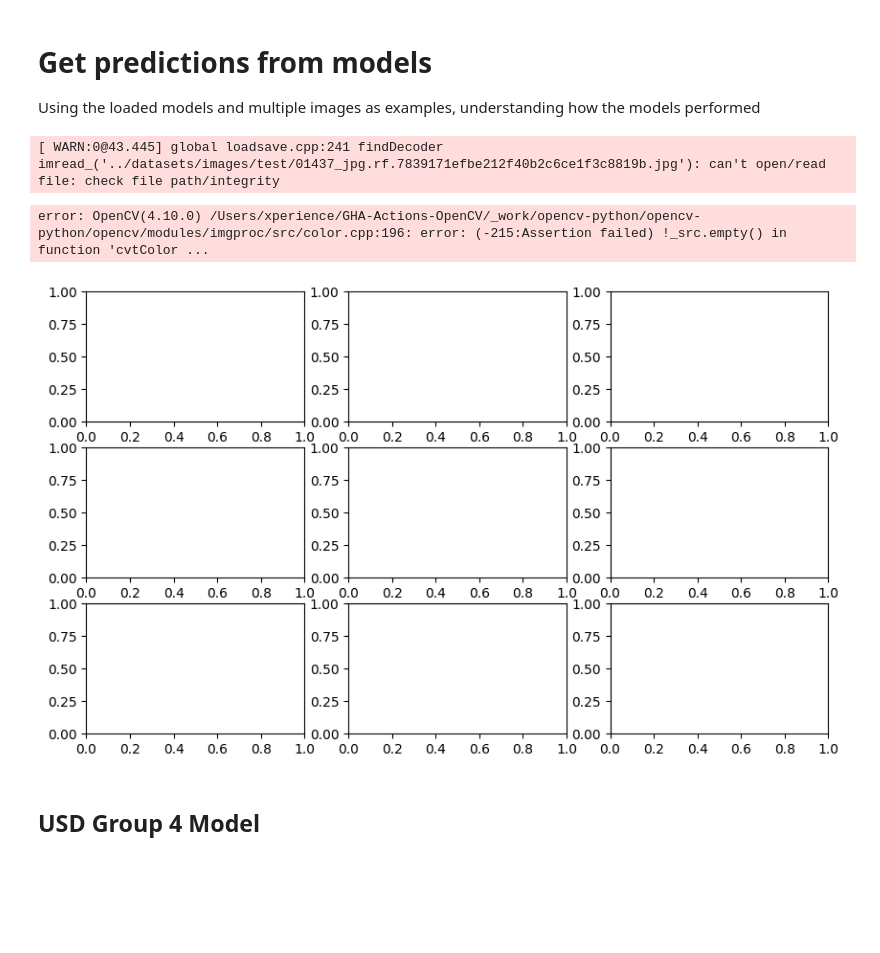
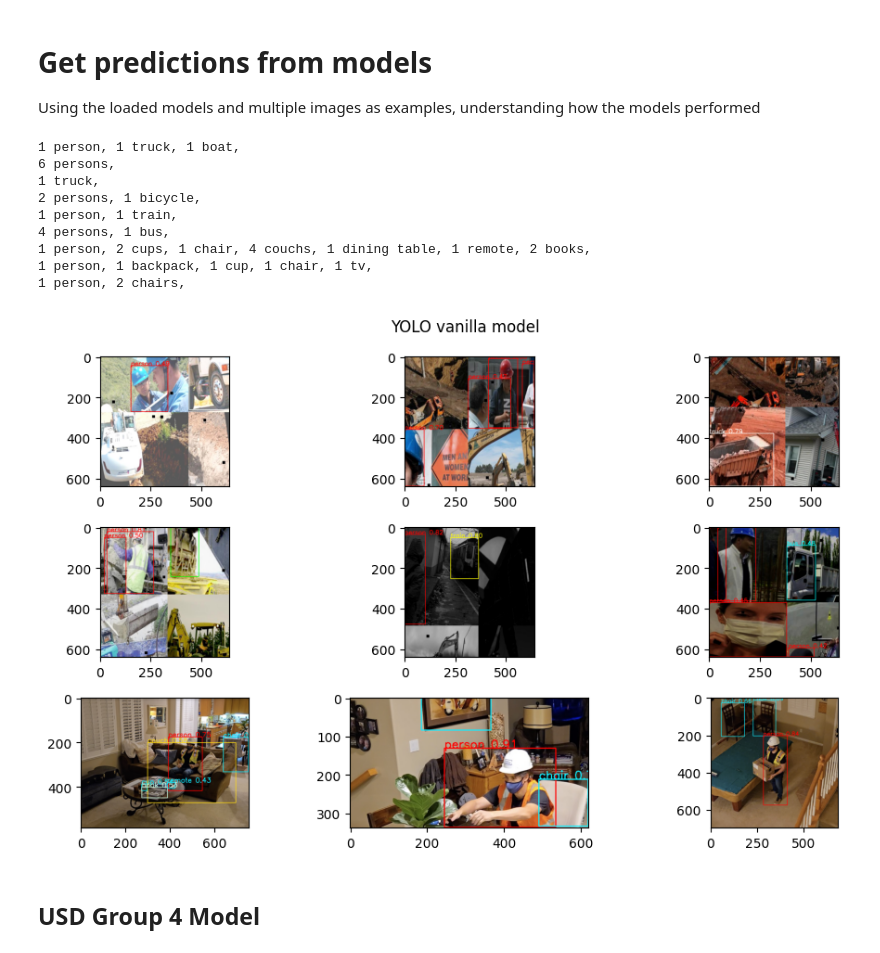
Before and after one commit to victorhg/aai-501-final-project, a Jupyter notebook: notebooks/Model Prediction Comparison.ipynb, the cells around one changed output. Saved outputs shown, nothing was run; the diff lists cells and outputs as text; code cells hidden in the pictures; blank space fills up the shorter version.

```diff
--- a/notebooks/Model Prediction Comparison.ipynb
+++ b/notebooks/Model Prediction Comparison.ipynb
@@ -71,23 +71,30 @@ Using the loaded models and multiple images as examples, understanding how the m
 # %%
 #Manually presenting annotations
 # train files
-base_dir="../datasets/images/test/"
+base_dir="../datasets/raw_images/"
 
 image_files=[f"{base_dir}01437_jpg.rf.7839171efbe212f40b2c6ce1f3c8819b.jpg",
              f"{base_dir}construction-619-_jpg.rf.8181765b21d618233610f2c91a6057a4.jpg",
              f"{base_dir}construction-619-_jpg.rf.dc01af03cac6c0e921cf55d5d8e8465d.jpg",
             f"{base_dir}005310_jpg.rf.83e6f0a246ede1e981765bf75cb7b067.jpg",
             f"{base_dir}2008_008382_jpg.rf.88abdb29b7db6d6218399b4adebdbe66.jpg",
             f"{base_dir}-2270-_png_jpg.rf.4b73cc556e91bc8c587c923e348717f9.jpg",
             "../datasets/custom_images/custom_1.jpg",
             "../datasets/custom_images/custom_2.jpg",
             "../datasets/custom_images/custom_3.jpg"]
 
 predict_ppes_grid(model_default, image_files, title="YOLO vanilla model")
 # %% [output]
-[ WARN:0@43.445] global loadsave.cpp:241 findDecoder imread_('../datasets/images/test/01437_jpg.rf.7839171efbe212f40b2c6ce1f3c8819b.jpg'): can't open/read file: check file path/integrity
+1 person, 1 truck, 1 boat,
+6 persons,
+1 truck,
+2 persons, 1 bicycle,
+1 person, 1 train,
+4 persons, 1 bus,
+1 person, 2 cups, 1 chair, 4 couchs, 1 dining table, 1 remote, 2 books,
+1 person, 1 backpack, 1 cup, 1 chair, 1 tv,
+1 person, 2 chairs,
-error: OpenCV(4.10.0) /Users/xperience/GHA-Actions-OpenCV/_work/opencv-python/opencv-python/opencv/modules/imgproc/src/color.cpp:196: error: (-215:Assertion failed) !_src.empty() in function 'cvtColor ...
-[figure, old version]
+[figure, new version]
 # %% [markdown]
 ## USD Group 4 Model
 # %%
```
Also changed, not shown: parts of 3 cells of this notebook, 1 other file.
